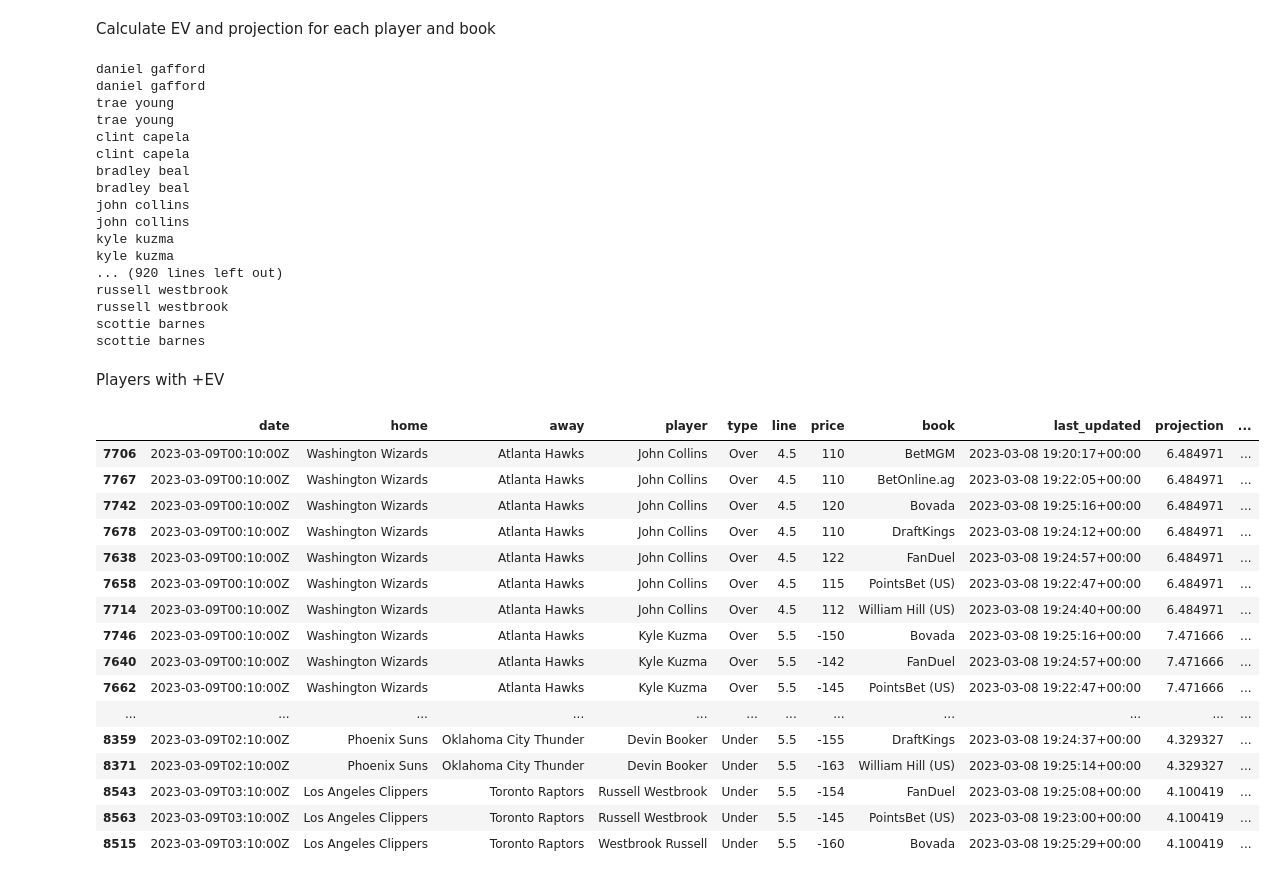
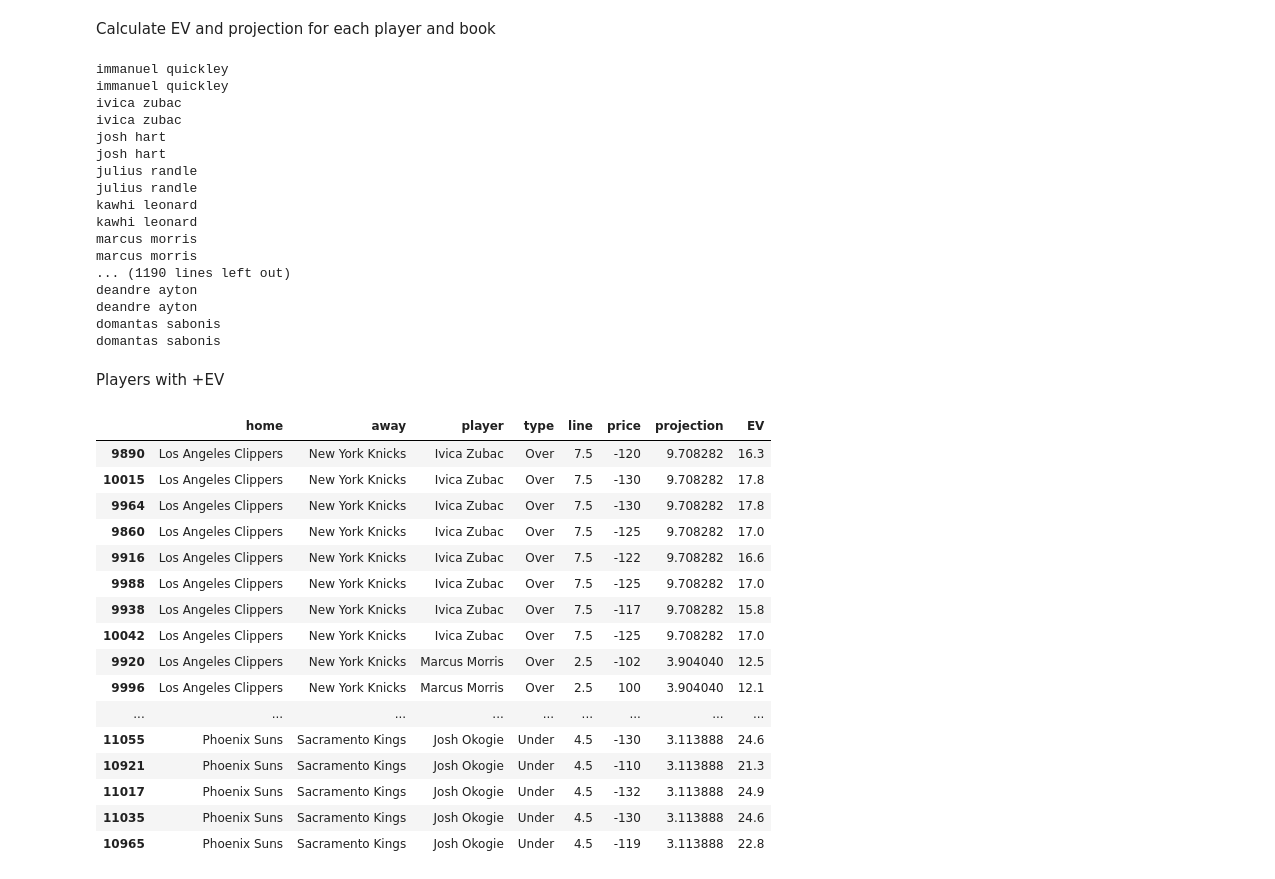
Before and after one commit to tylerengland25/NBA, a Jupyter notebook: modeling/player_props/rebounds.ipynb, the cells around one changed output. Cells and saved outputs as stored; diff of their text form; code cells hidden in the pictures.

```diff
--- a/modeling/player_props/rebounds.ipynb
+++ b/modeling/player_props/rebounds.ipynb
@@ -204,7 +204,8 @@ def player_analysis(player, date, df=df):
         'livers isaiah': 'isaiah livers', 'k. middleton': 'khris middleton', 'portis, bobby': 'bobby portis', 'bobby portis jr.': 'bobby portis',
         'pj washington': 'p.j. washington', 'p.j washington': 'p.j. washington', 'jabari smith ii': 'jabari smith jr.',
         'kevin porter jr': 'kevin porter jr.', 'kevin porter': 'kevin porter jr.', 's. gilgeous-alexander': 'shai gilgeous-alexander',
-        'v. oladipo': 'victor oladipo', 'tim hardaway': 'tim hardaway jr.', 'westbrook russell': 'russell westbrook'
+        'v. oladipo': 'victor oladipo', 'tim hardaway': 'tim hardaway jr.', 'westbrook russell': 'russell westbrook',
+        'p.j. washington jr.': 'p.j. washington', 'g. antetokounmpo': 'giannis antetokounmpo'
     }
     player = edge_cases.get(player, player)
     print(player)
@@ -276,7 +277,7 @@ def calculate_expected_value(projection, type, line, price):
 # %% [markdown]
 Load in player prop lines for date
 # %%
-next_game_date = date(2023, 3, 8)
+next_game_date = date(2023, 3, 11)
 # %%
 home_teams = schedules.loc[schedules['date'] == str(next_game_date), 'home'].to_list()
 away_teams = schedules.loc[schedules['date'] == str(next_game_date), 'visitor'].to_list()
@@ -300,43 +301,43 @@ player_props['EV'] = player_props.apply(
     axis=1
 )
 # %% [output]
-daniel gafford
-daniel gafford
-trae young
-trae young
-clint capela
-clint capela
-bradley beal
-bradley beal
-john collins
-john collins
-kyle kuzma
-kyle kuzma
-... (920 lines left out)
-russell westbrook
-russell westbrook
-scottie barnes
-scottie barnes
+immanuel quickley
+immanuel quickley
+ivica zubac
+ivica zubac
+josh hart
+josh hart
+julius randle
+julius randle
+kawhi leonard
+kawhi leonard
+marcus morris
+marcus morris
+... (1190 lines left out)
+deandre ayton
+deandre ayton
+domantas sabonis
+domantas sabonis
 # %% [markdown]
 Players with +EV
 # %%
 pd.set_option('display.max_rows', None)
-player_props.loc[player_props['EV'] >= 10, :].sort_values(by=['date', 'home', 'player', 'book'])
+player_props.loc[player_props['EV'] >= 10, :].sort_values(by=['date', 'home', 'player', 'book']).loc[:, ['home', 'away', 'player', 'type', 'line', 'price', 'projection', 'EV']]
 # %% [output]
-|  | date | home | away | player | type | line | price | book | last_updated | projection | ... |
-| 7706 | 2023-03-09T00:10:00Z | Washington Wizards | Atlanta Hawks | John Collins | Over | 4.5 | 110 | BetMGM | 2023-03-08 19:20:17+00:00 | 6.484971 | ... |
-| 7767 | 2023-03-09T00:10:00Z | Washington Wizards | Atlanta Hawks | John Collins | Over | 4.5 | 110 | BetOnline.ag | 2023-03-08 19:22:05+00:00 | 6.484971 | ... |
-| 7742 | 2023-03-09T00:10:00Z | Washington Wizards | Atlanta Hawks | John Collins | Over | 4.5 | 120 | Bovada | 2023-03-08 19:25:16+00:00 | 6.484971 | ... |
-| 7678 | 2023-03-09T00:10:00Z | Washington Wizards | Atlanta Hawks | John Collins | Over | 4.5 | 110 | DraftKings | 2023-03-08 19:24:12+00:00 | 6.484971 | ... |
-| 7638 | 2023-03-09T00:10:00Z | Washington Wizards | Atlanta Hawks | John Collins | Over | 4.5 | 122 | FanDuel | 2023-03-08 19:24:57+00:00 | 6.484971 | ... |
-| 7658 | 2023-03-09T00:10:00Z | Washington Wizards | Atlanta Hawks | John Collins | Over | 4.5 | 115 | PointsBet (US) | 2023-03-08 19:22:47+00:00 | 6.484971 | ... |
-| 7714 | 2023-03-09T00:10:00Z | Washington Wizards | Atlanta Hawks | John Collins | Over | 4.5 | 112 | William Hill (US) | 2023-03-08 19:24:40+00:00 | 6.484971 | ... |
-| 7746 | 2023-03-09T00:10:00Z | Washington Wizards | Atlanta Hawks | Kyle Kuzma | Over | 5.5 | -150 | Bovada | 2023-03-08 19:25:16+00:00 | 7.471666 | ... |
-| 7640 | 2023-03-09T00:10:00Z | Washington Wizards | Atlanta Hawks | Kyle Kuzma | Over | 5.5 | -142 | FanDuel | 2023-03-08 19:24:57+00:00 | 7.471666 | ... |
-| 7662 | 2023-03-09T00:10:00Z | Washington Wizards | Atlanta Hawks | Kyle Kuzma | Over | 5.5 | -145 | PointsBet (US) | 2023-03-08 19:22:47+00:00 | 7.471666 | ... |
-| ... | ... | ... | ... | ... | ... | ... | ... | ... | ... | ... | ... |
-| 8359 | 2023-03-09T02:10:00Z | Phoenix Suns | Oklahoma City Thunder | Devin Booker | Under | 5.5 | -155 | DraftKings | 2023-03-08 19:24:37+00:00 | 4.329327 | ... |
-| 8371 | 2023-03-09T02:10:00Z | Phoenix Suns | Oklahoma City Thunder | Devin Booker | Under | 5.5 | -163 | William Hill (US) | 2023-03-08 19:25:14+00:00 | 4.329327 | ... |
-| 8543 | 2023-03-09T03:10:00Z | Los Angeles Clippers | Toronto Raptors | Russell Westbrook | Under | 5.5 | -154 | FanDuel | 2023-03-08 19:25:08+00:00 | 4.100419 | ... |
-| 8563 | 2023-03-09T03:10:00Z | Los Angeles Clippers | Toronto Raptors | Russell Westbrook | Under | 5.5 | -145 | PointsBet (US) | 2023-03-08 19:23:00+00:00 | 4.100419 | ... |
-| 8515 | 2023-03-09T03:10:00Z | Los Angeles Clippers | Toronto Raptors | Westbrook Russell | Under | 5.5 | -160 | Bovada | 2023-03-08 19:25:29+00:00 | 4.100419 | ... |
+|  | home | away | player | type | line | price | projection | EV |
+| 9890 | Los Angeles Clippers | New York Knicks | Ivica Zubac | Over | 7.5 | -120 | 9.708282 | 16.3 |
+| 10015 | Los Angeles Clippers | New York Knicks | Ivica Zubac | Over | 7.5 | -130 | 9.708282 | 17.8 |
+| 9964 | Los Angeles Clippers | New York Knicks | Ivica Zubac | Over | 7.5 | -130 | 9.708282 | 17.8 |
+| 9860 | Los Angeles Clippers | New York Knicks | Ivica Zubac | Over | 7.5 | -125 | 9.708282 | 17.0 |
+| 9916 | Los Angeles Clippers | New York Knicks | Ivica Zubac | Over | 7.5 | -122 | 9.708282 | 16.6 |
+| 9988 | Los Angeles Clippers | New York Knicks | Ivica Zubac | Over | 7.5 | -125 | 9.708282 | 17.0 |
+| 9938 | Los Angeles Clippers | New York Knicks | Ivica Zubac | Over | 7.5 | -117 | 9.708282 | 15.8 |
+| 10042 | Los Angeles Clippers | New York Knicks | Ivica Zubac | Over | 7.5 | -125 | 9.708282 | 17.0 |
+| 9920 | Los Angeles Clippers | New York Knicks | Marcus Morris | Over | 2.5 | -102 | 3.904040 | 12.5 |
+| 9996 | Los Angeles Clippers | New York Knicks | Marcus Morris | Over | 2.5 | 100 | 3.904040 | 12.1 |
+| ... | ... | ... | ... | ... | ... | ... | ... | ... |
+| 11055 | Phoenix Suns | Sacramento Kings | Josh Okogie | Under | 4.5 | -130 | 3.113888 | 24.6 |
+| 10921 | Phoenix Suns | Sacramento Kings | Josh Okogie | Under | 4.5 | -110 | 3.113888 | 21.3 |
+| 11017 | Phoenix Suns | Sacramento Kings | Josh Okogie | Under | 4.5 | -132 | 3.113888 | 24.9 |
+| 11035 | Phoenix Suns | Sacramento Kings | Josh Okogie | Under | 4.5 | -130 | 3.113888 | 24.6 |
+| 10965 | Phoenix Suns | Sacramento Kings | Josh Okogie | Under | 4.5 | -119 | 3.113888 | 22.8 |
```
Also changed, not shown: parts of 2 cells of this notebook.
